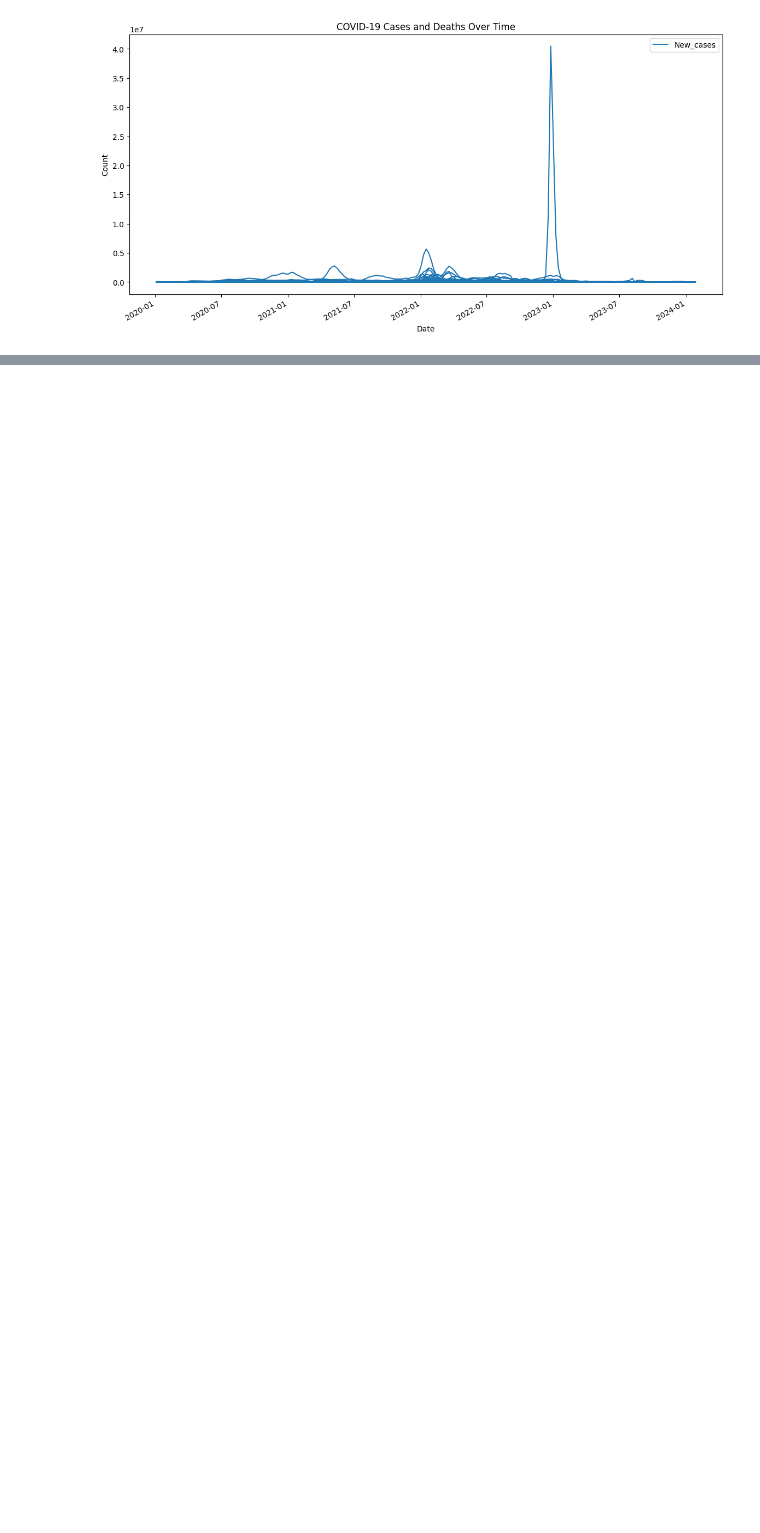
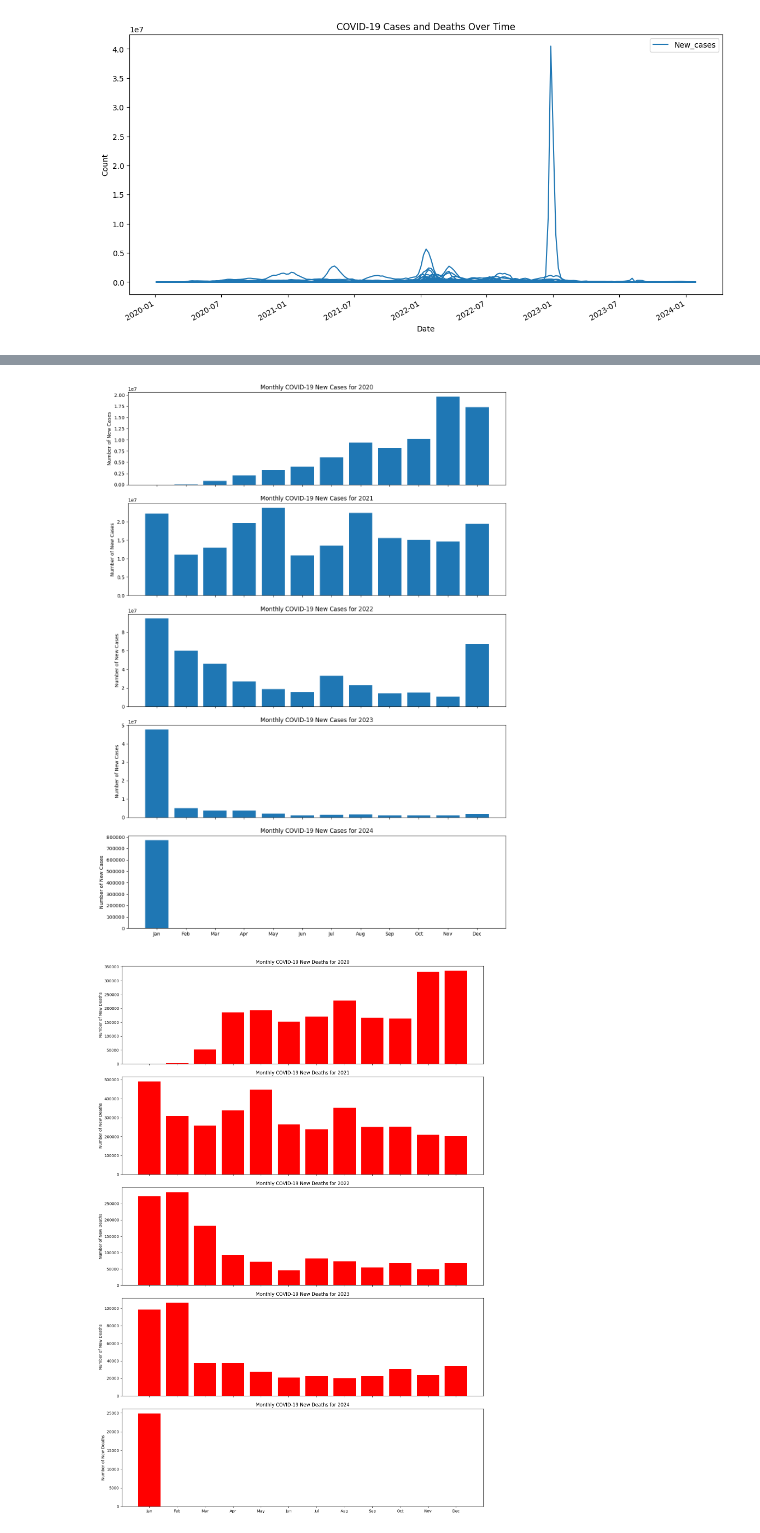
Before and after one commit to dagbolade/covid, a Jupyter notebook: covid-19-global-data.ipynb, the cells around one changed output, grey strips where cells are left out. Cells and saved outputs as stored; diff of their text form; code cells hidden in the pictures; blank space fills up the shorter version.

```diff
--- a/covid-19-global-data.ipynb
+++ b/covid-19-global-data.ipynb
@@ -351,0 +383,30 @@ plt.show()
+# %%
+# Plotting the new cases for each year separately
+fig_cases, axes_cases = plt.subplots(nrows=5, ncols=1, figsize=(14, 20), sharex=True)
+
+# Generate bar plots for each year for new cases
+for i, year in enumerate(range(2020, 2025)):
+    monthly_cases = covid_data[covid_data.index.year == year]['New_cases'].resample('ME').sum() # Resample by month and sum
+    axes_cases[i].bar(monthly_cases.index.month, monthly_cases.values)
+    axes_cases[i].set_title(f'Monthly COVID-19 New Cases for {year}')
+    axes_cases[i].set_xticks(range(1, 13))
+    axes_cases[i].set_xticklabels(['Jan', 'Feb', 'Mar', 'Apr', 'May', 'Jun', 'Jul', 'Aug', 'Sep', 'Oct', 'Nov', 'Dec'])
+    axes_cases[i].set_ylabel('Number of New Cases')
+
+# Plotting the new deaths for each year separately
+fig_deaths, axes_deaths = plt.subplots(nrows=5, ncols=1, figsize=(14, 20), sharex=True)
+
+# Generate bar plots for each year for new deaths
+for i, year in enumerate(range(2020, 2025)):
+    monthly_deaths = covid_data[covid_data.index.year == year]['New_deaths'].resample('ME').sum() # Resample by month and sum
+    axes_deaths[i].bar(monthly_deaths.index.month, monthly_deaths.values, color='red')
+    axes_deaths[i].set_title(f'Monthly COVID-19 New Deaths for {year}')
+    axes_deaths[i].set_xticks(range(1, 13))
+    axes_deaths[i].set_xticklabels(['Jan', 'Feb', 'Mar', 'Apr', 'May', 'Jun', 'Jul', 'Aug', 'Sep', 'Oct', 'Nov', 'Dec'])
+    axes_deaths[i].set_ylabel('Number of New Deaths')
+
+plt.tight_layout()
+plt.show()
+# %% [output]
+[figure, added]
+[figure, added]
```
Also changed, not shown: parts of 1 cell of this notebook.
